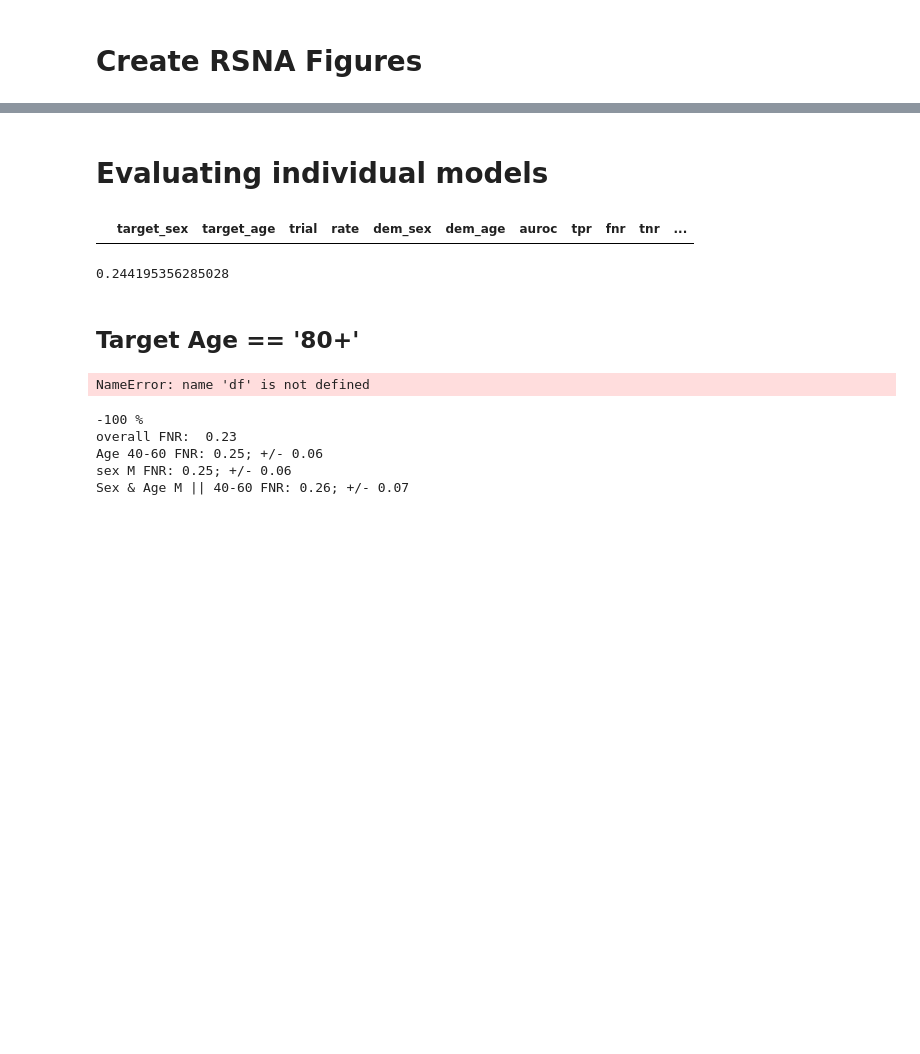
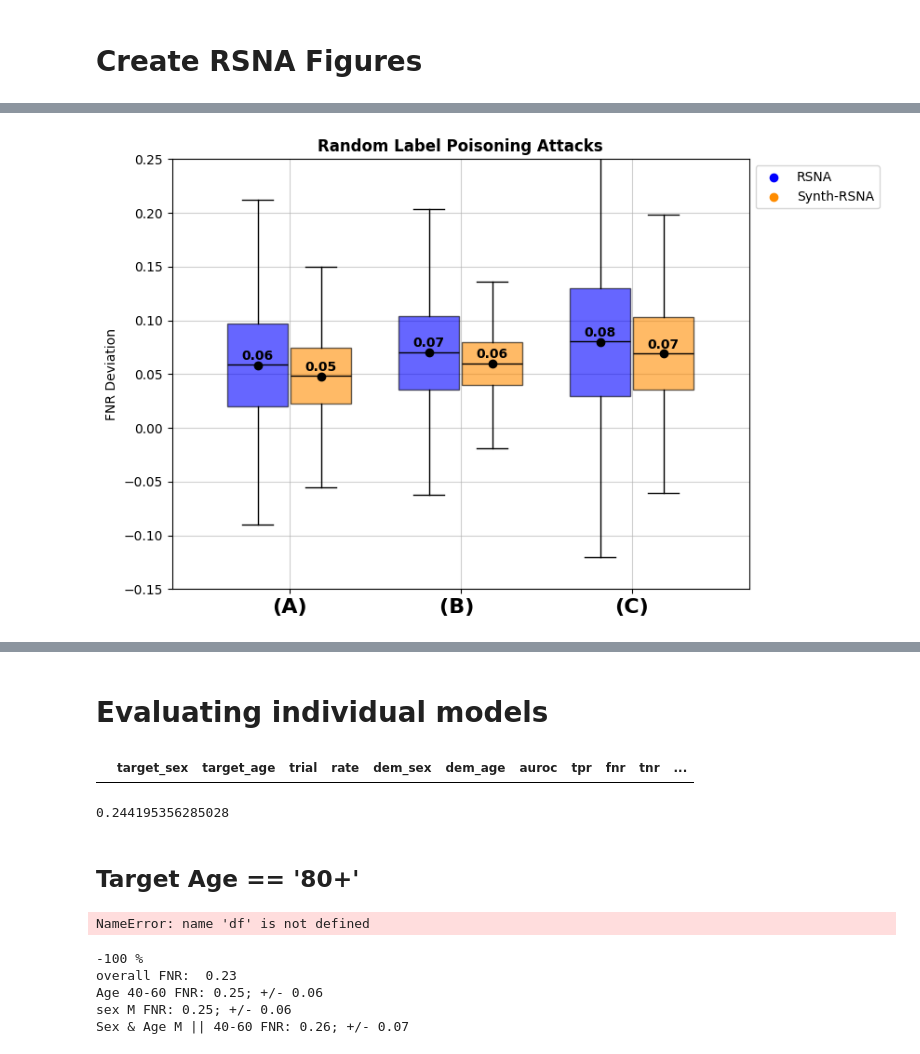
Before and after one commit to Wazhee/GCA-torch, a Jupyter notebook: HiddenIPS/results/densenet/evaluate_performance.ipynb, the cells around one changed output, grey strips where cells are left out. Drawn from its saved outputs; the diff is of its cells as text; code cells hidden in the pictures; blank space fills up the shorter version.

```diff
--- a/HiddenIPS/results/densenet/evaluate_performance.ipynb
+++ b/HiddenIPS/results/densenet/evaluate_performance.ipynb
@@ -964,0 +855,62 @@ synth_values:  [0.27, 0.13, 0.22, 0.28, 0.2, 0.28]
+# %%
+# Ensure output directory exists
+model = "rsna"
+output_dir = "Figures"
+os.makedirs(output_dir, exist_ok=True)
+
+# Box plot data for multiple experiments
+experiments = [
+    (0.06, 0.06, 0.05, 0.04),  # Experiment 1
+    (0.07, 0.05, 0.06, 0.03),  # Experiment 2
+    (0.08, 0.07, 0.07, 0.05)   # Experiment 3
+]
+
+data = []
+colors = ['blue', 'darkorange'] * len(experiments)
+positions = []
+#x_labels = [f'Experiment {i+1}' for i in range(len(experiments))]
+x_labels = ['(A)', '(B) ', '(C)']
+spacing = 0.185  # Adjust this value to make the boxes touch
+means = []
+
+for i, (rsna_mean, rsna_std, synth_mean, synth_std) in enumerate(experiments):
+    rsna_data = np.random.normal(rsna_mean, rsna_std, 1000)
+    synth_data = np.random.normal(synth_mean, synth_std, 1000)
+
+    data.append(rsna_data)
+    data.append(synth_data)
+
+    positions.extend([i + 1 - spacing, i + 1 + spacing])
+    means.extend([(i + 1 - spacing, np.mean(rsna_data)), (i + 1 + spacing, np.mean(synth_data))])
+
+# Create box plot
+plt.figure(figsize=(8, 6))
+bp = plt.boxplot(data, positions=positions, patch_artist=True,
+                 boxprops=dict(alpha=0.6),
+                 medianprops=dict(color='black'), showfliers=False, showmeans=True,
+                 meanprops=dict(marker='o', markerfacecolor='black', markeredgecolor='black', markersize=6))
+
+# Apply colors
+for patch, color in zip(bp['boxes'], colors):
+    patch.set_facecolor(color)
+
+# Annotate mean values
+for pos, mean_val in means:
+    plt.text(pos, mean_val + 0.005, f"{mean_val:.2f}", ha='center', fontsize=10, fontweight='bold')
+
+# Add legend
+plt.scatter([], [], color='blue', label='RSNA')
+plt.scatter([], [], color='darkorange', label='Synth-RSNA')
+# Move legend outside
+plt.legend(loc="upper left", bbox_to_anchor=(1, 1))
+plt.ylim(-0.15, 0.25)
+plt.xticks(range(1, len(x_labels) + 1), x_labels, fontsize=16, fontweight='bold')
+plt.ylabel("FNR Deviation")
+plt.title("Random Label Poisoning Attacks", fontsize=12, fontweight='bold')
+plt.grid(True, linestyle="-", alpha=0.6)
+
+# Save figure
+save_path = os.path.join(output_dir, f"{model}/box_{model}_{group}.png")
+plt.savefig(save_path, bbox_inches='tight')
+# %% [output]
+[figure, added]
```
Also changed, not shown: parts of 41 cells of this notebook.
